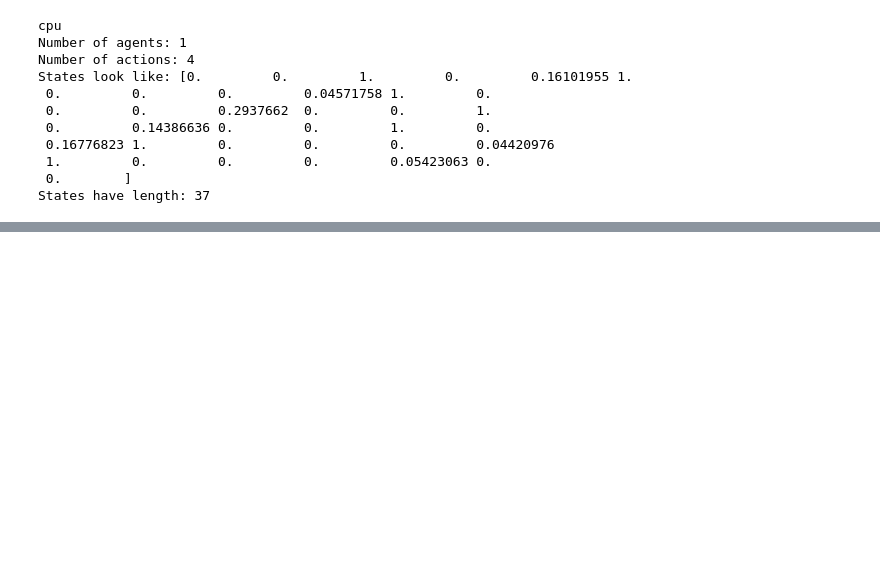
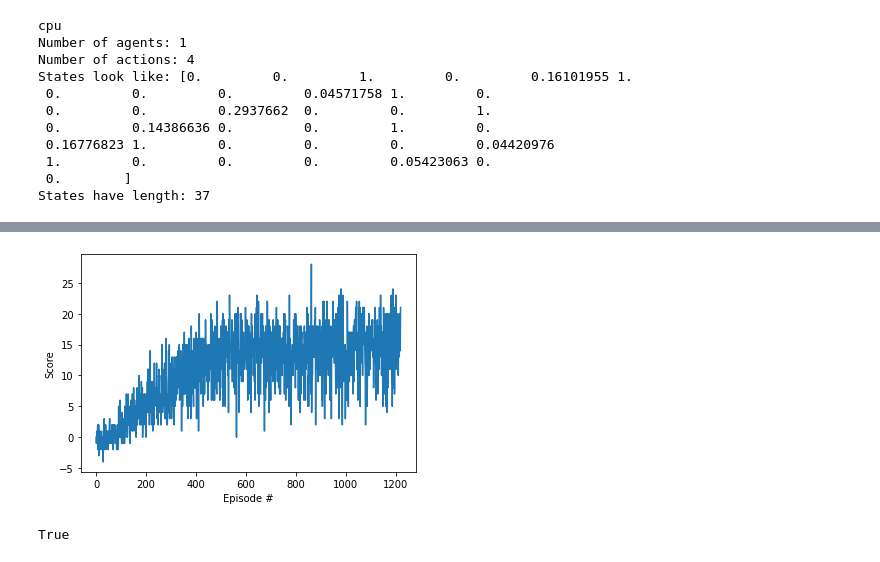
Before and after one commit to lapiz/udacity-drlnd-project-1-Navigation, a Jupyter notebook: Navigation.ipynb, the cells around one changed output, grey strips where cells are left out. Cells and saved outputs as stored; diff of their text form; code cells hidden in the pictures; blank space fills up the shorter version.

```diff
--- a/Navigation.ipynb
+++ b/Navigation.ipynb
@@ -203,0 +213,8 @@ False
+# %%
+# Train for more score
+
+
+agent = Agent(state_size=state_size, action_size=action_size, seed=0, params = params )
+
+TrainAgent(env, agent, 15, 'banana_15')
+# %% [output]
@@ -203,0 +238,2 @@ False
+[figure, added]
+True
```
Also changed, not shown: parts of 7 cells of this notebook, 8 other files.
